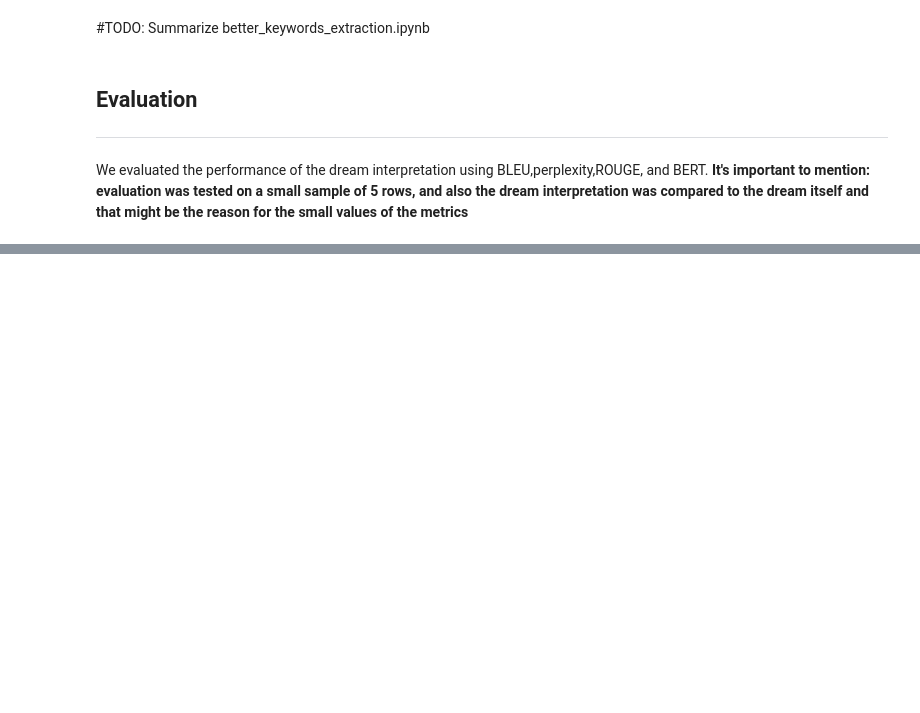
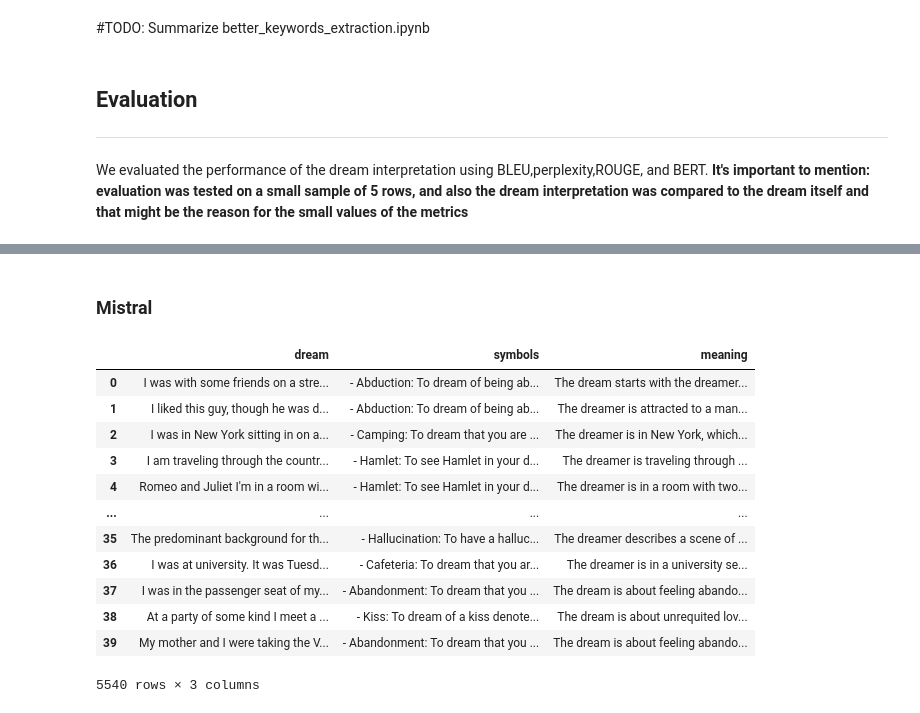
Before and after one commit to Barack-Samuni/Dream-Interpreter, a Jupyter notebook: Dream-Interpreter.ipynb, the cells around one changed output, grey strips where cells are left out. Saved outputs shown, nothing was run; the diff lists cells and outputs as text; code cells hidden in the pictures; blank space fills up the shorter version.

```diff
--- a/Dream-Interpreter.ipynb
+++ b/Dream-Interpreter.ipynb
@@ -229,0 +339,28 @@ dreams_interpretations_df
+# %% [markdown]
+### Mistral
+# %%
+from evaluation import evaluate_dream_interpretations
+from utils import read_csvs
+from summarizer import PromptFormatter
+model_family="decoder"
+
+formatter = PromptFormatter(model_family)
+# %%
+dataset = read_csvs(save_dir = "output/Mistral")
+dataset["meaning"] = dataset.interpretation.apply(formatter.unformat)
+dataset = dataset[["dream", "symbols", "meaning"]]
+dataset
+# %% [output]
+|  | dream | symbols | meaning |
+| 0 | I was with some friends on a stre... | - Abduction: To dream of being ab... | The dream starts with the dreamer... |
+| 1 | I liked this guy, though he was d... | - Abduction: To dream of being ab... | The dreamer is attracted to a man... |
+| 2 | I was in New York sitting in on a... | - Camping: To dream that you are ... | The dreamer is in New York, which... |
+| 3 | I am traveling through the countr... | - Hamlet: To see Hamlet in your d... | The dreamer is traveling through ... |
+| 4 | Romeo and Juliet I'm in a room wi... | - Hamlet: To see Hamlet in your d... | The dreamer is in a room with two... |
+| ... | ... | ... | ... |
+| 35 | The predominant background for th... | - Hallucination: To have a halluc... | The dreamer describes a scene of ... |
+| 36 | I was at university. It was Tuesd... | - Cafeteria: To dream that you ar... | The dreamer is in a university se... |
+| 37 | I was in the passenger seat of my... | - Abandonment: To dream that you ... | The dream is about feeling abando... |
+| 38 | At a party of some kind I meet a ... | - Kiss: To dream of a kiss denote... | The dream is about unrequited lov... |
+| 39 | My mother and I were taking the V... | - Abandonment: To dream that you ... | The dream is about feeling abando... |
+5540 rows × 3 columns
```
Also changed, not shown: parts of 17 cells of this notebook, 2 other files.
